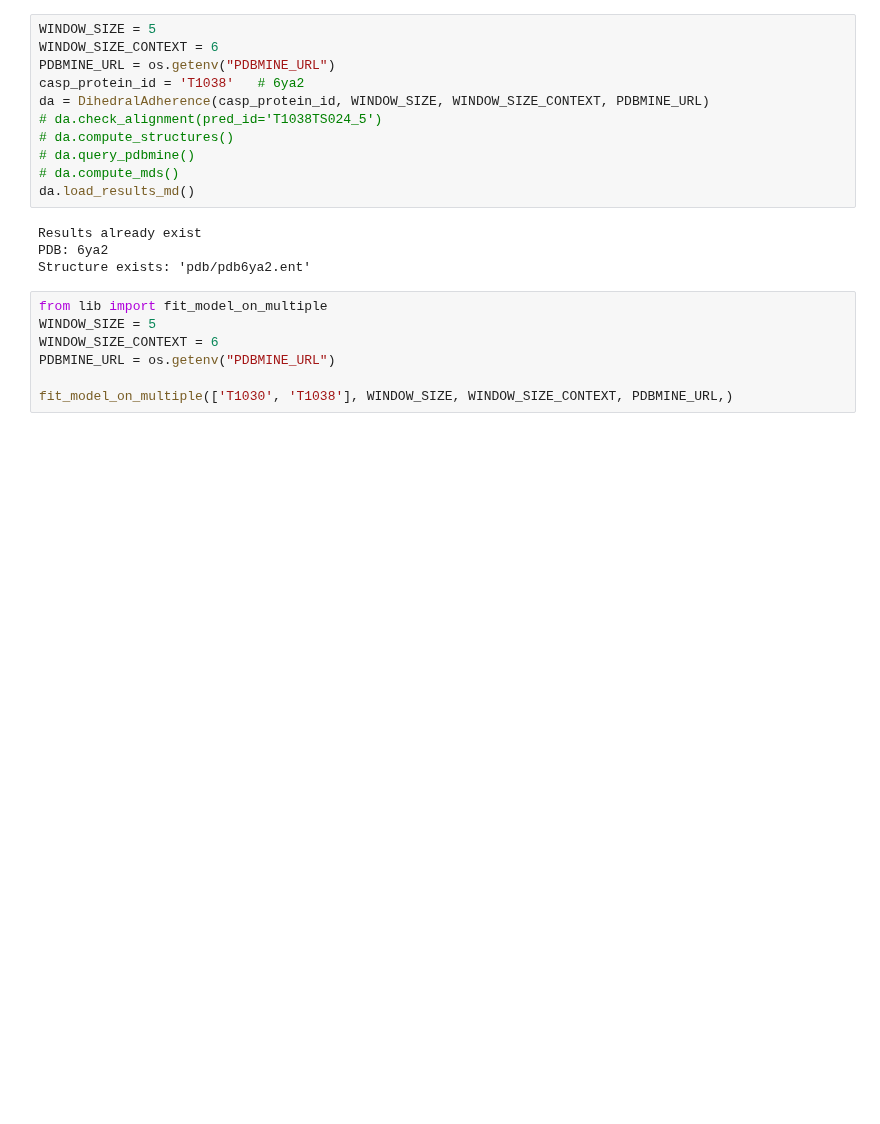
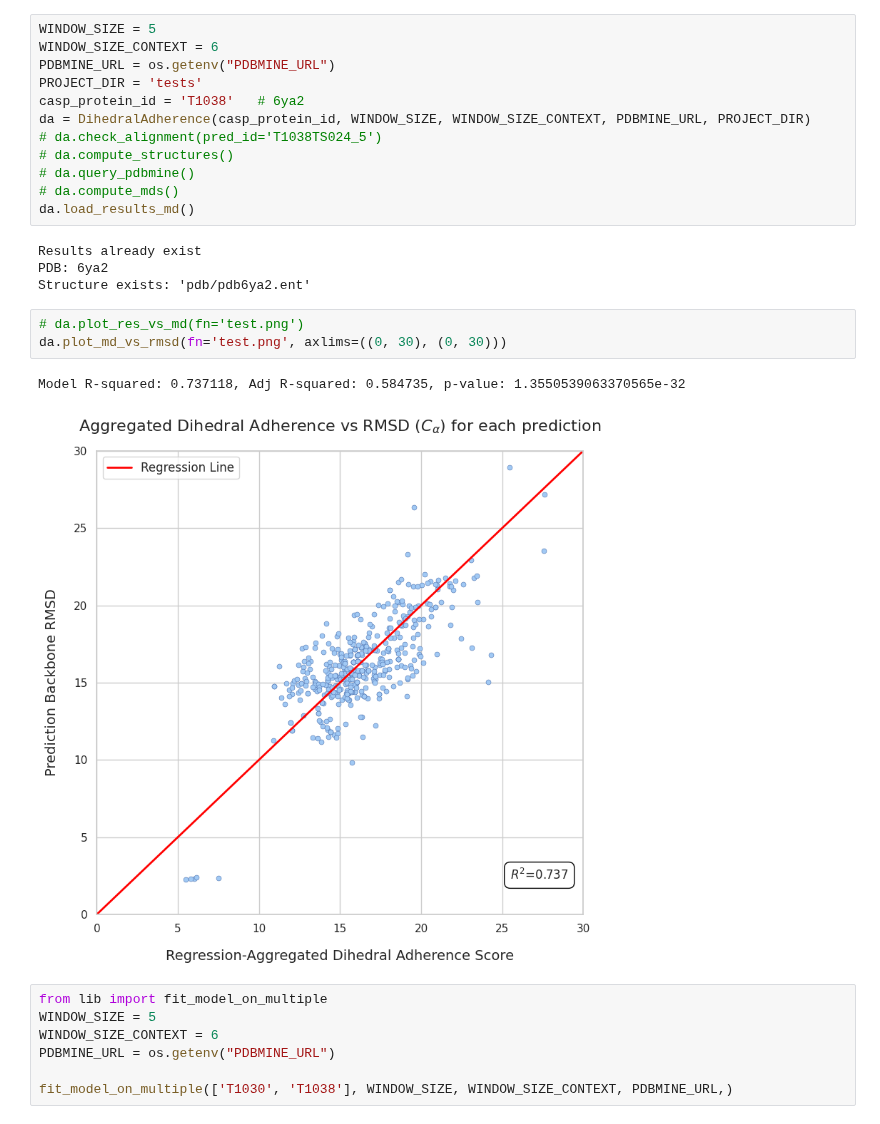
Before and after one commit to Musa-Azeem/protein-dihedral-visualization, a Jupyter notebook: clean.ipynb, the cells around one changed output. Drawn from its saved outputs; the diff is of its cells as text; blank space fills up the shorter version.

Commit message:
update plots

```diff
--- a/clean.ipynb
+++ b/clean.ipynb
@@ -8,8 +8,9 @@ import os
 WINDOW_SIZE = 5
 WINDOW_SIZE_CONTEXT = 6
 PDBMINE_URL = os.getenv("PDBMINE_URL")
+PROJECT_DIR = 'tests'
 casp_protein_id = 'T1038'   # 6ya2
-da = DihedralAdherence(casp_protein_id, WINDOW_SIZE, WINDOW_SIZE_CONTEXT, PDBMINE_URL)
+da = DihedralAdherence(casp_protein_id, WINDOW_SIZE, WINDOW_SIZE_CONTEXT, PDBMINE_URL, PROJECT_DIR)
 # da.check_alignment(pred_id='T1038TS024_5')
 # da.compute_structures()
 # da.query_pdbmine()
@@ -19,6 +20,12 @@ da.load_results_md()
 Results already exist
 PDB: 6ya2
 Structure exists: 'pdb/pdb6ya2.ent'
+# %%
+# da.plot_res_vs_md(fn='test.png')
+da.plot_md_vs_rmsd(fn='test.png', axlims=((0, 30), (0, 30)))
+# %% [output]
+Model R-squared: 0.737118, Adj R-squared: 0.584735, p-value: 1.3550539063370565e-32
+[figure, added]
 # %%
 from lib import fit_model_on_multiple
 WINDOW_SIZE = 5
```
Also changed, not shown: 7 other files.
